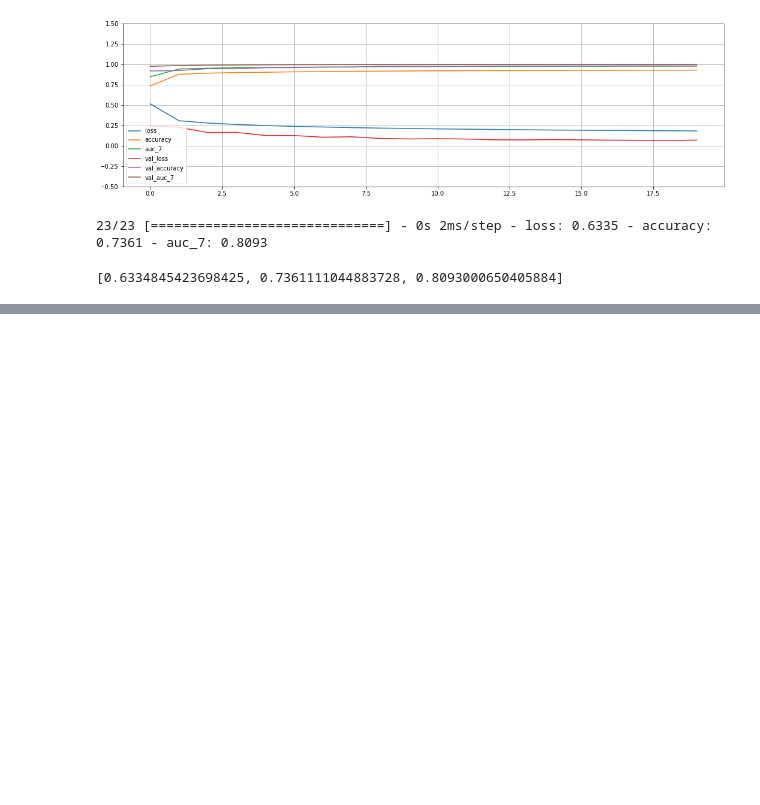
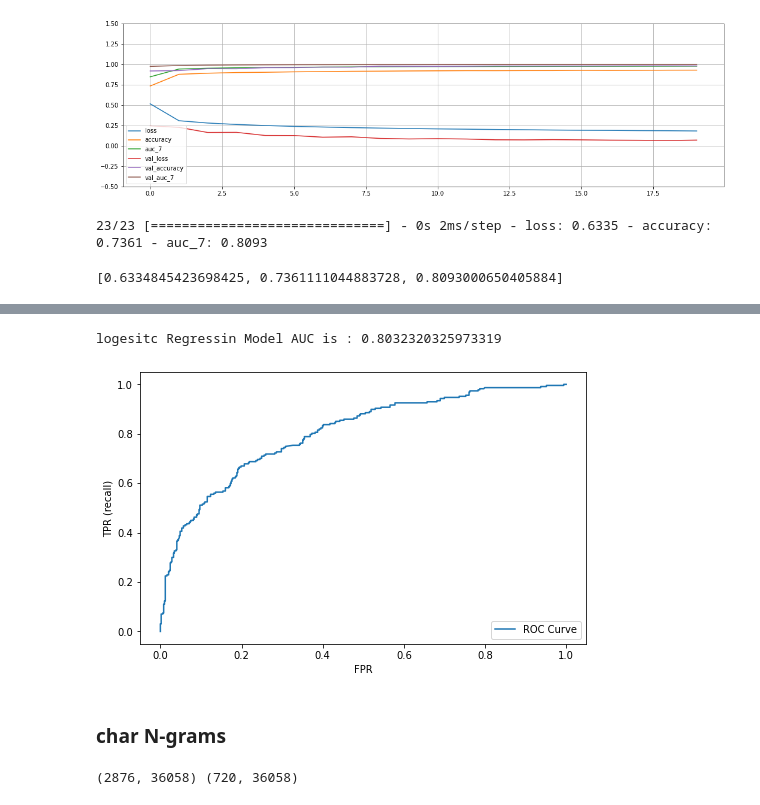
Before and after one commit to AmirHoseein99/Persian_NLP_Task, a Jupyter notebook: NLP_Task.ipynb, the cells around one changed output, grey strips where cells are left out. Cells and saved outputs as stored; diff of their text form; code cells hidden in the pictures; blank space fills up the shorter version.

```diff
--- a/NLP_Task.ipynb
+++ b/NLP_Task.ipynb
@@ -2429,0 +2759,21 @@ model.evaluate(X_test, y_test)
+# %%
+_ =  plt.figure(figsize=(8, 5))
+fpr, tpr, thresholds = roc_curve(y_test, lr_model.predict_proba(X_test)[:, 1])
+print(f'logesitc Regressin Model AUC is : {auc(fpr, tpr)}')
+_ = plt.plot(fpr, tpr, label="ROC Curve")
+_= plt.xlabel("FPR")
+_= plt.ylabel("TPR (recall)")
+_= plt.legend(loc=4)
+# %% [output]
+logesitc Regressin Model AUC is : 0.8032320325973319
+[figure, added]
+# %% [markdown]
+### char N-grams
+# %%
+tfidf = TfidfVectorizer(analyzer='char_wb', ngram_range=(2,5))
+X_train = tfidf.fit_transform(X_train).toarray()
+X_test = tfidf.transform(X_test).toarray()
+
+print(X_train.shape, X_test.shape)
+# %% [output]
+(2876, 36058) (720, 36058)
```
Also changed, not shown: parts of 33 cells of this notebook.
